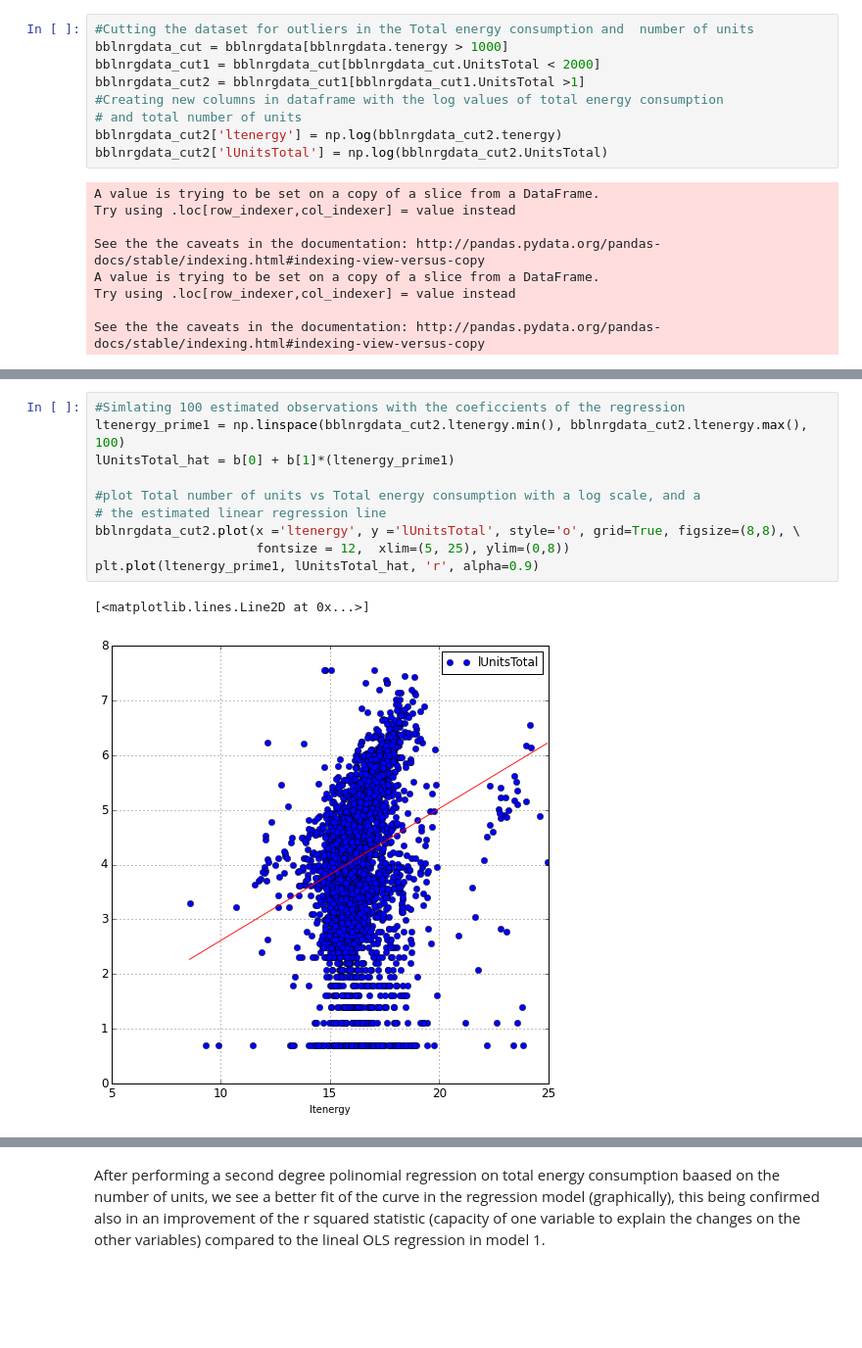
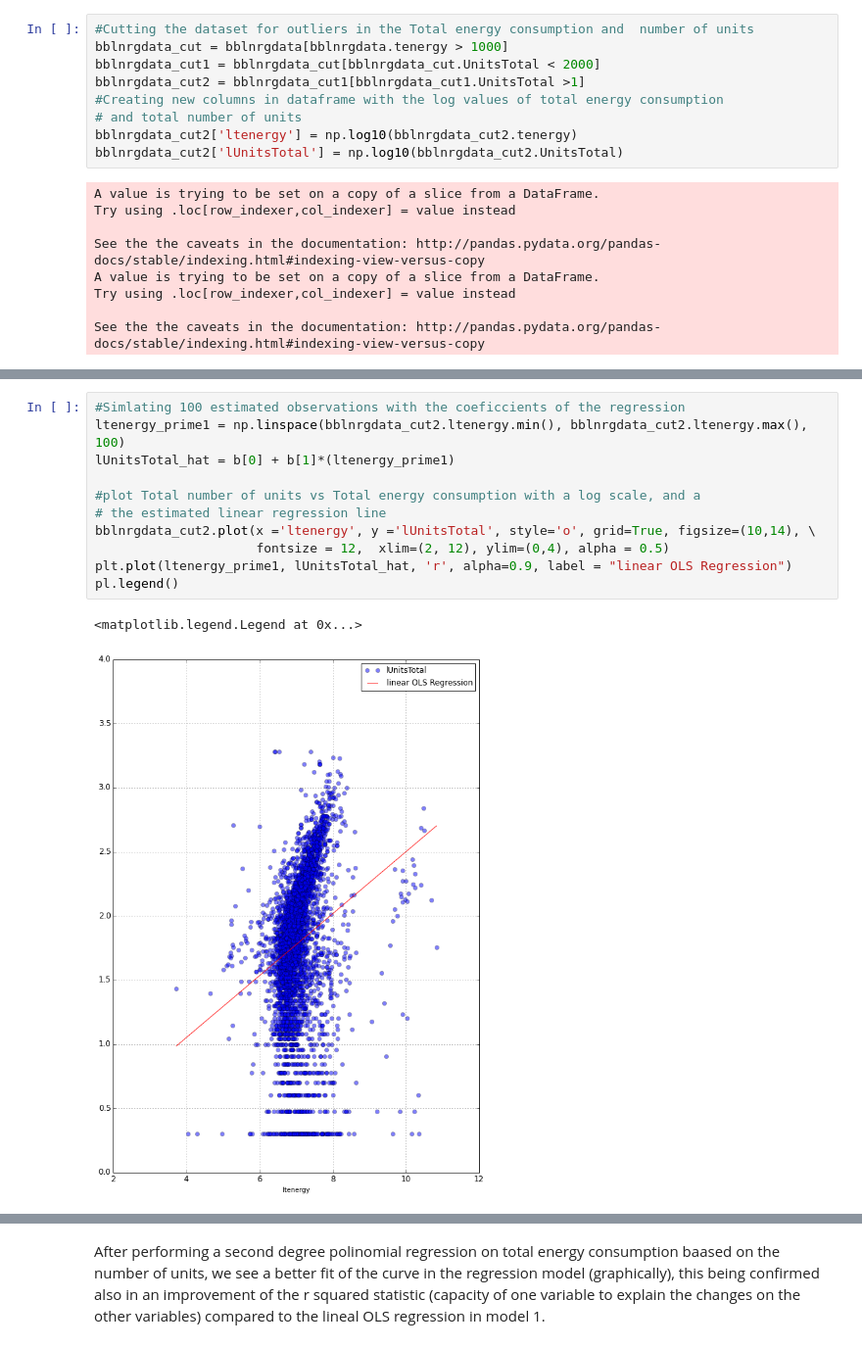
Before and after one commit to jpmora69/PUI2015_jpmora, a Jupyter notebook: hw5/Homework 5.ipynb, the cells around one changed output, grey strips where cells are left out. Shown at 98% size. Cells and saved outputs as stored; diff of their text form; blank space fills up the shorter version.

```diff
--- a/hw5/Homework 5.ipynb
+++ b/hw5/Homework 5.ipynb
@@ -196,8 +196,8 @@ bblnrgdata_cut1 = bblnrgdata_cut[bblnrgdata_cut.UnitsTotal < 2000]
 bblnrgdata_cut2 = bblnrgdata_cut1[bblnrgdata_cut1.UnitsTotal >1]
 #Creating new columns in dataframe with the log values of total energy consumption
 # and total number of units
-bblnrgdata_cut2['ltenergy'] = np.log(bblnrgdata_cut2.tenergy)
-bblnrgdata_cut2['lUnitsTotal'] = np.log(bblnrgdata_cut2.UnitsTotal)
+bblnrgdata_cut2['ltenergy'] = np.log10(bblnrgdata_cut2.tenergy)
+bblnrgdata_cut2['lUnitsTotal'] = np.log10(bblnrgdata_cut2.UnitsTotal)
 # %% [output]
 A value is trying to be set on a copy of a slice from a DataFrame.
 Try using .loc[row_indexer,col_indexer] = value instead
@@ -282,14 +283,15 @@ dtype: float64
 # %%
 #Simlating 100 estimated observations with the coeficcients of the regression
 ltenergy_prime1 = np.linspace(bblnrgdata_cut2.ltenergy.min(), bblnrgdata_cut2.ltenergy.max(), 100)
 lUnitsTotal_hat = b[0] + b[1]*(ltenergy_prime1)
 
 #plot Total number of units vs Total energy consumption with a log scale, and a
 # the estimated linear regression line
-bblnrgdata_cut2.plot(x ='ltenergy', y ='lUnitsTotal', style='o', grid=True, figsize=(8,8), \
-                     fontsize = 12,  xlim=(5, 25), ylim=(0,8))
-plt.plot(ltenergy_prime1, lUnitsTotal_hat, 'r', alpha=0.9)
+bblnrgdata_cut2.plot(x ='ltenergy', y ='lUnitsTotal', style='o', grid=True, figsize=(10,14), \
+                     fontsize = 12,  xlim=(2, 12), ylim=(0,4), alpha = 0.5)
+plt.plot(ltenergy_prime1, lUnitsTotal_hat, 'r', alpha=0.9, label = "linear OLS Regression")
+pl.legend()
 # %% [output]
-[<matplotlib.lines.Line2D at 0x...>]
+<matplotlib.legend.Legend at 0x...>
-[figure, old version]
+[figure, new version]
 # %% [markdown]
```
Also changed, not shown: parts of 14 cells of this notebook, 1 other file.
